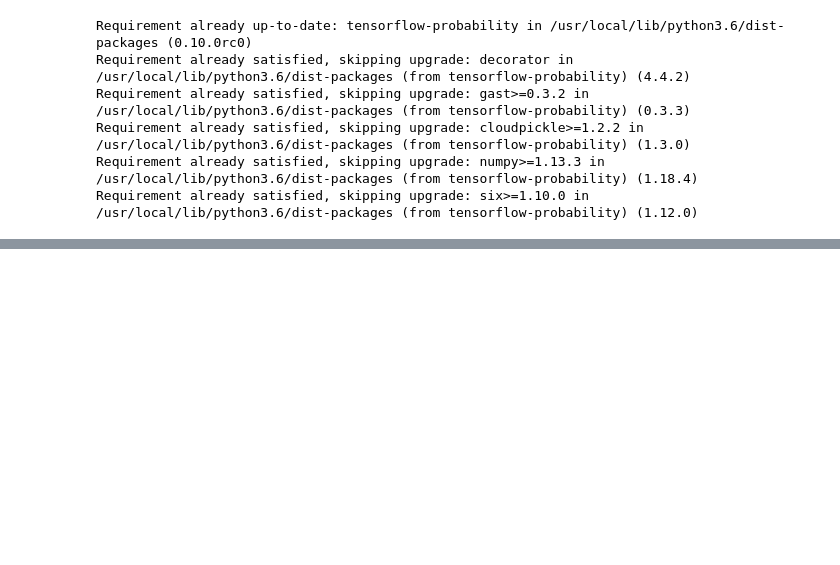
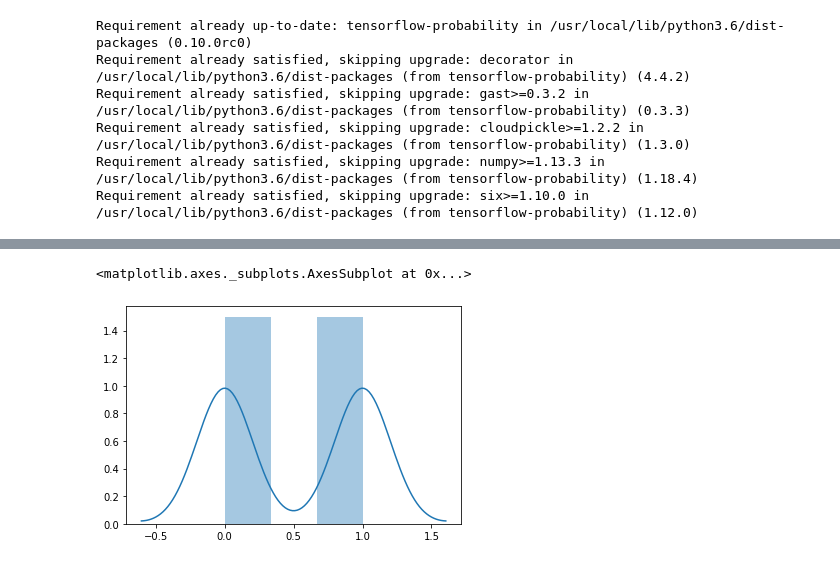
Before and after one commit to thanit456/BayesianNetwork, a Jupyter notebook: propablistic_model_playground.ipynb, the cells around one changed output, grey strips where cells are left out. Cells and saved outputs as stored; diff of their text form; code cells hidden in the pictures; blank space fills up the shorter version.

```diff
--- a/propablistic_model_playground.ipynb
+++ b/propablistic_model_playground.ipynb
@@ -53,0 +90,6 @@ Epoch 1/10
+# %%
+y_pred = model.predict(x)
+sns.distplot(y_pred)
+# %% [output]
+<matplotlib.axes._subplots.AxesSubplot at 0x...>
+[figure, added]
```
Also changed, not shown: parts of 5 cells of this notebook.
